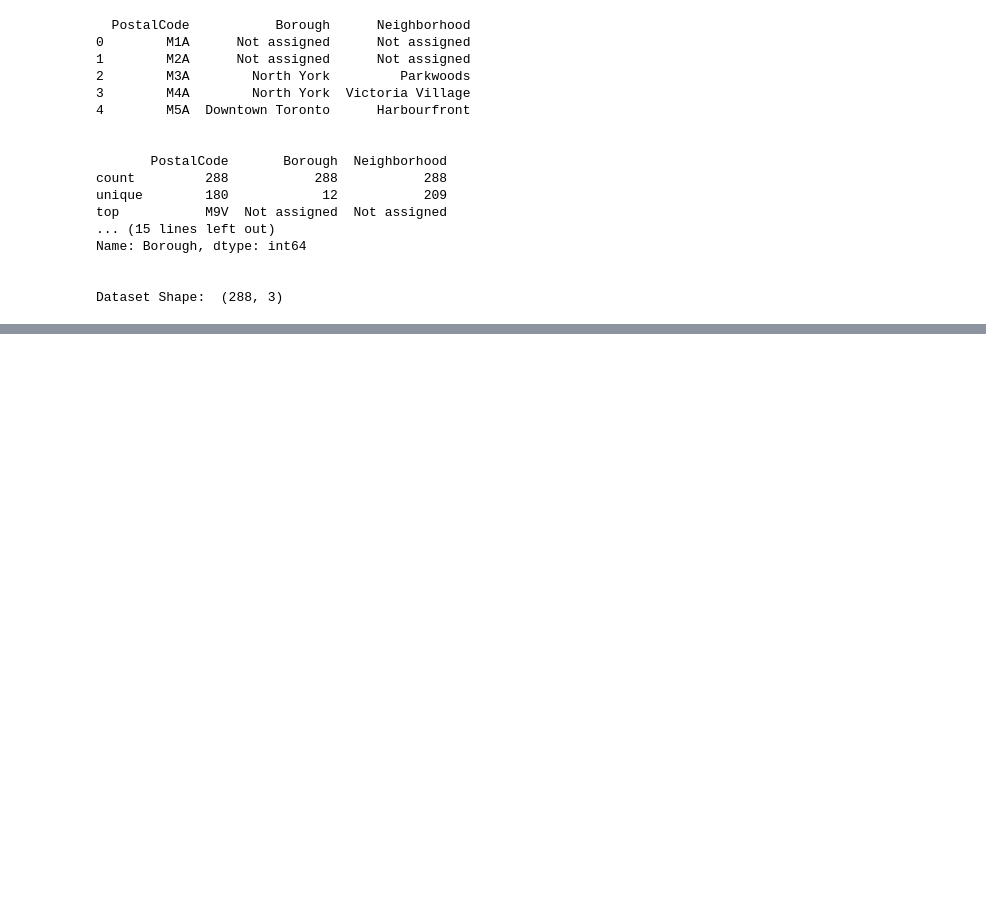
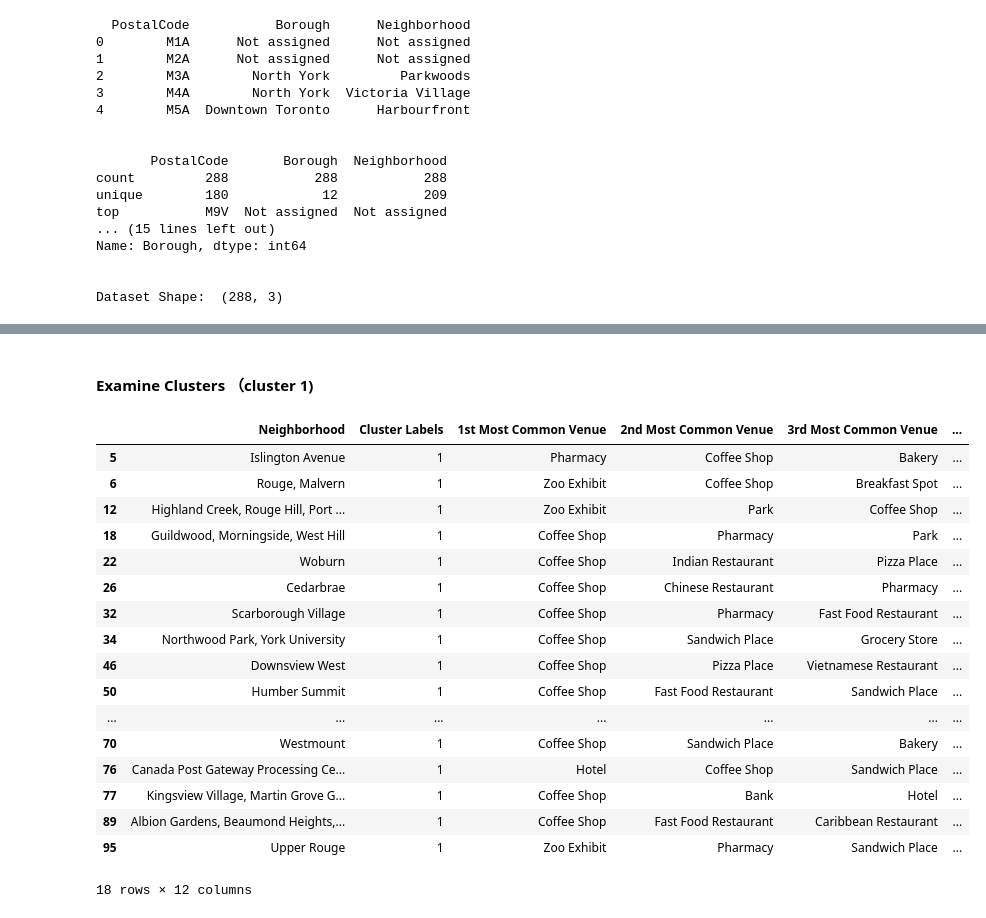
Before and after one commit to XiaobingYe/IBM-data-science, a Jupyter notebook: Neighborhoods in Toronto.ipynb, the cells around one changed output, grey strips where cells are left out. Drawn from its saved outputs; the diff is of its cells as text; code cells hidden in the pictures; blank space fills up the shorter version.

```diff
--- a/Neighborhoods in Toronto.ipynb
+++ b/Neighborhoods in Toronto.ipynb
@@ -152,0 +246,13 @@ canada
+# %%
+# one hot encoding
+toronto_onehot = pd.get_dummies(toronto_venues[['Venue Category']], prefix="", prefix_sep="")
+
+# add neighborhood column back to dataframe
+toronto_onehot['Neighborhood'] = toronto_venues['Neighborhood']
+
+# move neighborhood column to the first column
+fixed_columns = [toronto_onehot.columns[-1]] + list(toronto_onehot.columns[:-1])
+toronto_onehot = toronto_onehot[fixed_columns]
+
+toronto_grouped = toronto_onehot.groupby('Neighborhood').mean().reset_index()
+toronto_grouped.head()
@@ -152,0 +267,6 @@ canada
+# %%
+def return_most_common_venues(row, num_top_venues):
+    row_categories = row.iloc[1:]
+    row_categories_sorted = row_categories.sort_values(ascending=False)
+
+    return row_categories_sorted.index.values[0:num_top_venues]
@@ -152,0 +302,11 @@ canada
+# %%
+# set number of clusters
+kclusters = 4
+
+toronto_grouped_clustering = toronto_grouped.drop('Neighborhood', 1)
+
+# run k-means clustering
+kmeans = KMeans(n_clusters=kclusters, random_state=0).fit(toronto_grouped_clustering)
+
+# check cluster labels generated for each row in the dataframe
+kmeans.labels_
@@ -152,0 +319,10 @@ canada
+# %%
+# add clustering labels
+toronto_venues_sorted.insert(0, 'Cluster Labels', kmeans.labels_)
+toronto_venues_sorted
+toronto_merged = borough_toronto
+
+# merge toronto_grouped with toronto_data to add latitude/longitude for each neighborhood
+toronto_merged = toronto_merged.join(toronto_venues_sorted.set_index('Neighborhood'), on='Neighborhood')
+
+toronto_merged.head() # check the last columns!
@@ -152,0 +364,25 @@ canada
+# %% [markdown]
+#### Examine Clusters （cluster 1)
+# %%
+toronto_merged.loc[toronto_merged['Cluster Labels'] == 1,
+                   toronto_merged.columns[[2] +
+                   list(range(5, toronto_merged.shape[1]))]]
+# %% [output]
+|  | Neighborhood | Cluster Labels | 1st Most Common Venue | 2nd Most Common Venue | 3rd Most Common Venue | ... |
+| 5 | Islington Avenue | 1 | Pharmacy | Coffee Shop | Bakery | ... |
+| 6 | Rouge, Malvern | 1 | Zoo Exhibit | Coffee Shop | Breakfast Spot | ... |
+| 12 | Highland Creek, Rouge Hill, Port ... | 1 | Zoo Exhibit | Park | Coffee Shop | ... |
+| 18 | Guildwood, Morningside, West Hill | 1 | Coffee Shop | Pharmacy | Park | ... |
+| 22 | Woburn | 1 | Coffee Shop | Indian Restaurant | Pizza Place | ... |
+| 26 | Cedarbrae | 1 | Coffee Shop | Chinese Restaurant | Pharmacy | ... |
+| 32 | Scarborough Village | 1 | Coffee Shop | Pharmacy | Fast Food Restaurant | ... |
+| 34 | Northwood Park, York University | 1 | Coffee Shop | Sandwich Place | Grocery Store | ... |
+| 46 | Downsview West | 1 | Coffee Shop | Pizza Place | Vietnamese Restaurant | ... |
+| 50 | Humber Summit | 1 | Coffee Shop | Fast Food Restaurant | Sandwich Place | ... |
+| ... | ... | ... | ... | ... | ... | ... |
+| 70 | Westmount | 1 | Coffee Shop | Sandwich Place | Bakery | ... |
+| 76 | Canada Post Gateway Processing Ce... | 1 | Hotel | Coffee Shop | Sandwich Place | ... |
+| 77 | Kingsview Village, Martin Grove G... | 1 | Coffee Shop | Bank | Hotel | ... |
+| 89 | Albion Gardens, Beaumond Heights,... | 1 | Coffee Shop | Fast Food Restaurant | Caribbean Restaurant | ... |
+| 95 | Upper Rouge | 1 | Zoo Exhibit | Pharmacy | Sandwich Place | ... |
+18 rows × 12 columns
```
Also changed, not shown: parts of 26 cells of this notebook.
